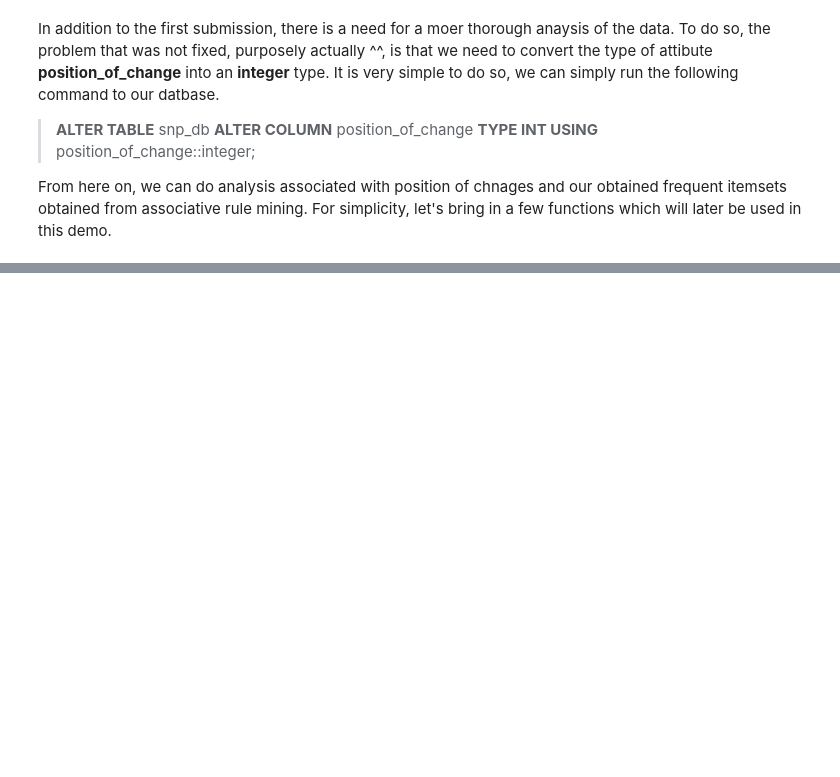
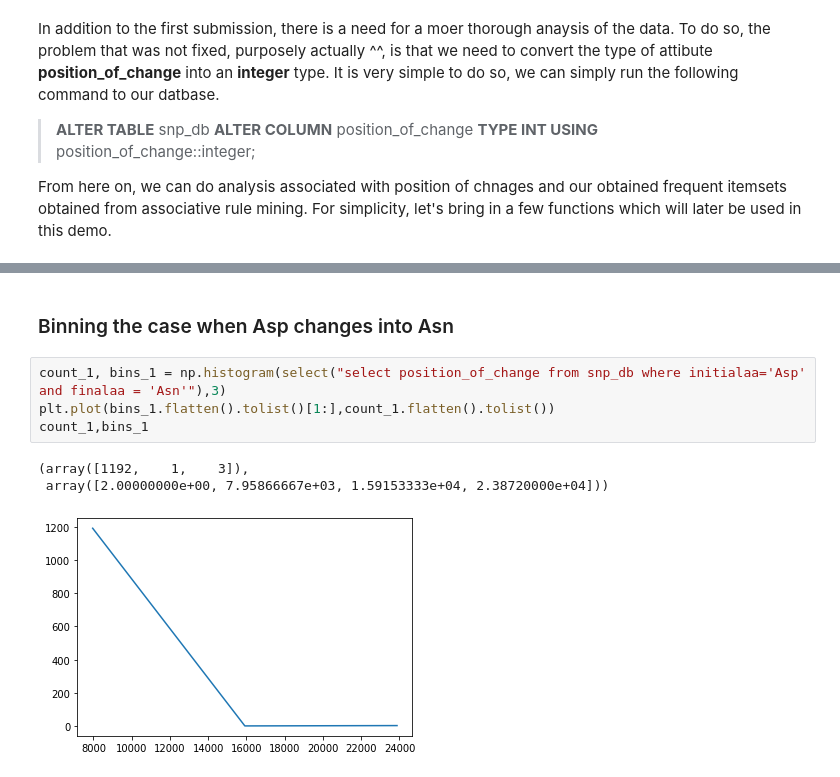
Before and after one commit to kriangsak1997/DatabaseClassProject, a Jupyter notebook: notebooks/Report.ipynb, the cells around one changed output, grey strips where cells are left out. Drawn from its saved outputs; the diff is of its cells as text; blank space fills up the shorter version.

```diff
--- a/notebooks/Report.ipynb
+++ b/notebooks/Report.ipynb
@@ -206,0 +244,10 @@ we shall try to zoom in into each of an associative frequent item sets and see w
+# %% [markdown]
+### Binning the case when Asp changes into Asn
+# %%
+count_1, bins_1 = np.histogram(select("select position_of_change from snp_db where initialaa='Asp' and finalaa = 'Asn'"),3)
+plt.plot(bins_1.flatten().tolist()[1:],count_1.flatten().tolist())
+count_1,bins_1
+# %% [output]
+(array([1192,    1,    3]),
+ array([2.00000000e+00, 7.95866667e+03, 1.59153333e+04, 2.38720000e+04]))
+[figure, added]
```
Also changed, not shown: parts of 25 cells of this notebook, 3 other files.
